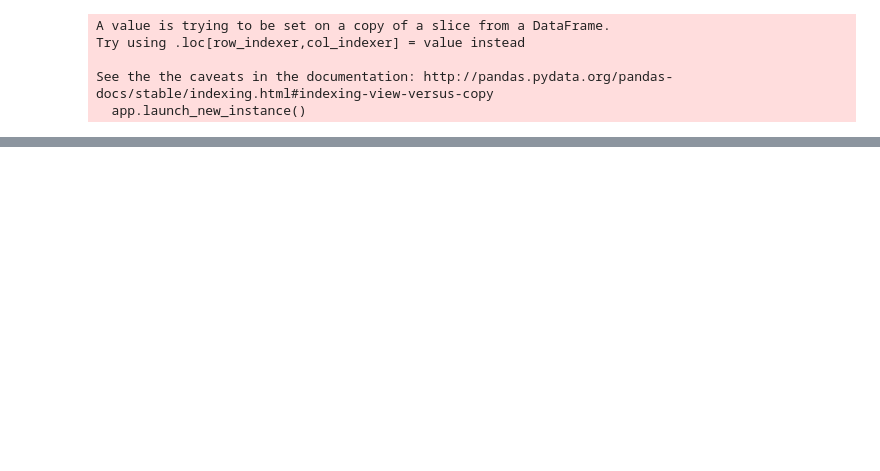
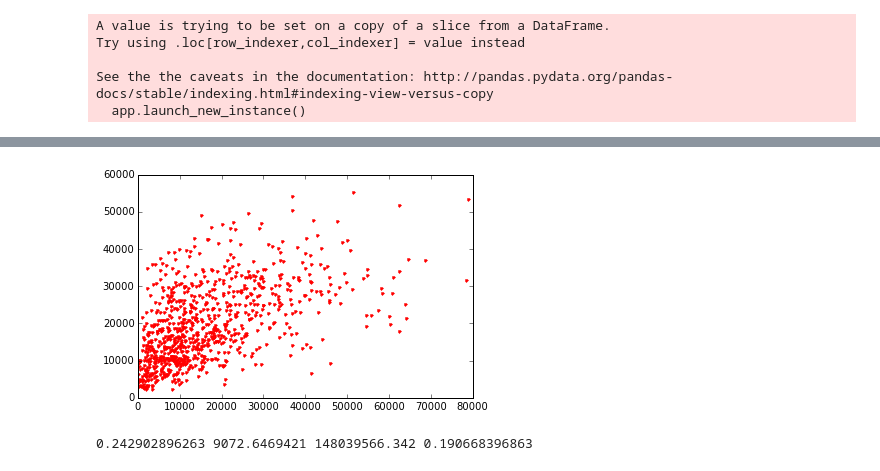
Before and after one commit to nikhilgk/faraday-motors, a Jupyter notebook: notebooks/Faraday_0.ipynb, the cells around one changed output, grey strips where cells are left out. Drawn from its saved outputs; the diff is of its cells as text; code cells hidden in the pictures; blank space fills up the shorter version.

```diff
--- a/notebooks/Faraday_0.ipynb
+++ b/notebooks/Faraday_0.ipynb
@@ -88,0 +80,5 @@ print _explained_variance_score, _mean_absolute_error, _mean_squared_error, _r2_
+# %%
+try_reggressor(RandomForestRegressor())
+# %% [output]
+[figure, added]
+0.242902896263 9072.6469421 148039566.342 0.190668396863
```
Also changed, not shown: parts of 8 cells of this notebook, 5 other files.
